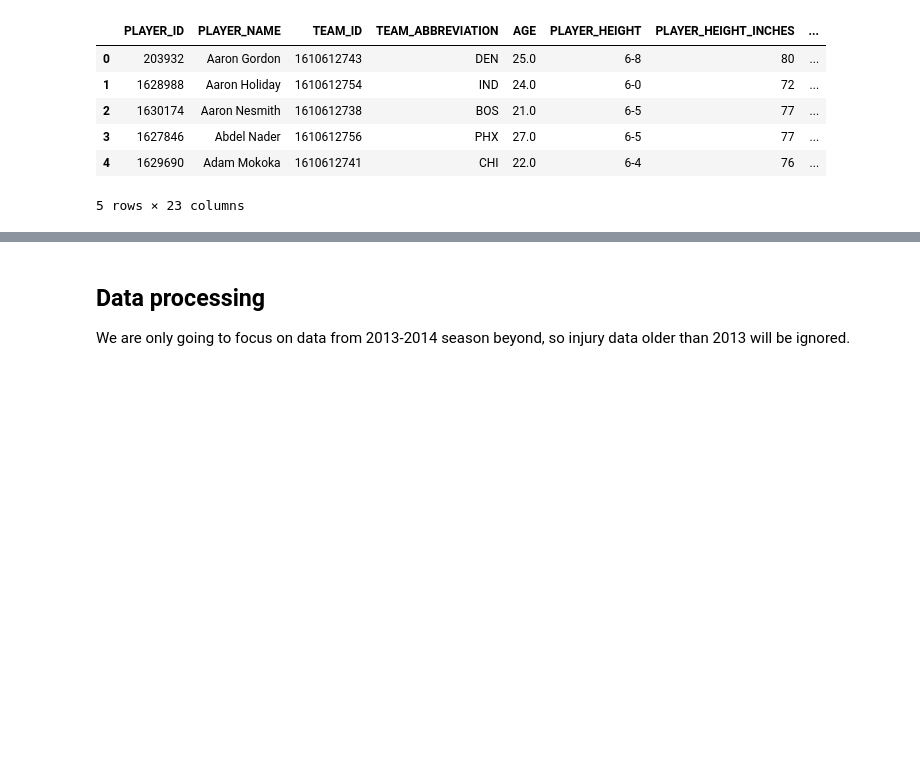
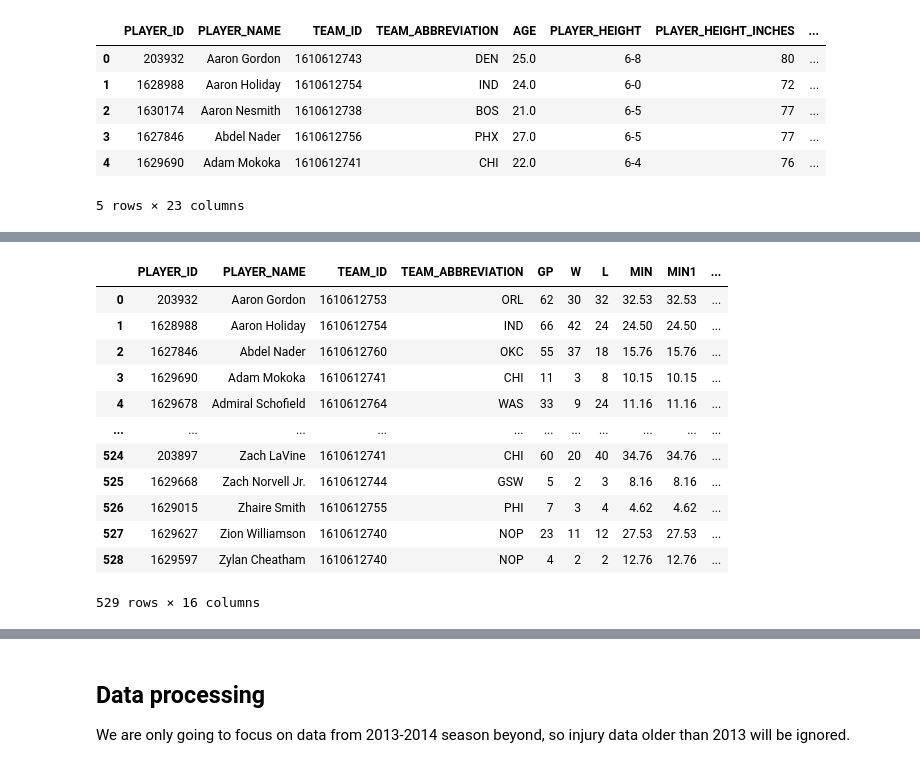
Before and after one commit to manelfideles/nba-injury-prediction, a Jupyter notebook: analysis.ipynb, the cells around one changed output, grey strips where cells are left out. Saved outputs shown, nothing was run; the diff lists cells and outputs as text; code cells hidden in the pictures; blank space fills up the shorter version.

Commit message:
Worked on Data Aggregation and selection. Also deleted a file which will not be needed

```diff
--- a/analysis.ipynb
+++ b/analysis.ipynb
@@ -65,0 +88,23 @@ df_bio.head()
+# %%
+speed_distance_player = leaguedashptstats.LeagueDashPtStats(
+                            season = '2019-20',
+                            season_type_all_star = 'Regular Season',
+                            per_mode_simple = 'PerGame',
+                            player_or_team = 'Player',
+                            # month = ,
+                            )
+speed_distance_player.get_data_frames()[0].head()
+# %% [output]
+|  | PLAYER_ID | PLAYER_NAME | TEAM_ID | TEAM_ABBREVIATION | GP | W | L | MIN | MIN1 | ... |
+| 0 | 203932 | Aaron Gordon | 1610612753 | ORL | 62 | 30 | 32 | 32.53 | 32.53 | ... |
+| 1 | 1628988 | Aaron Holiday | 1610612754 | IND | 66 | 42 | 24 | 24.50 | 24.50 | ... |
+| 2 | 1627846 | Abdel Nader | 1610612760 | OKC | 55 | 37 | 18 | 15.76 | 15.76 | ... |
+| 3 | 1629690 | Adam Mokoka | 1610612741 | CHI | 11 | 3 | 8 | 10.15 | 10.15 | ... |
+| 4 | 1629678 | Admiral Schofield | 1610612764 | WAS | 33 | 9 | 24 | 11.16 | 11.16 | ... |
+| ... | ... | ... | ... | ... | ... | ... | ... | ... | ... | ... |
+| 524 | 203897 | Zach LaVine | 1610612741 | CHI | 60 | 20 | 40 | 34.76 | 34.76 | ... |
+| 525 | 1629668 | Zach Norvell Jr. | 1610612744 | GSW | 5 | 2 | 3 | 8.16 | 8.16 | ... |
+| 526 | 1629015 | Zhaire Smith | 1610612755 | PHI | 7 | 3 | 4 | 4.62 | 4.62 | ... |
+| 527 | 1629627 | Zion Williamson | 1610612740 | NOP | 23 | 11 | 12 | 27.53 | 27.53 | ... |
+| 528 | 1629597 | Zylan Cheatham | 1610612740 | NOP | 4 | 2 | 2 | 12.76 | 12.76 | ... |
+529 rows × 16 columns
```
Also changed, not shown: parts of 15 cells of this notebook, 1 other file.
